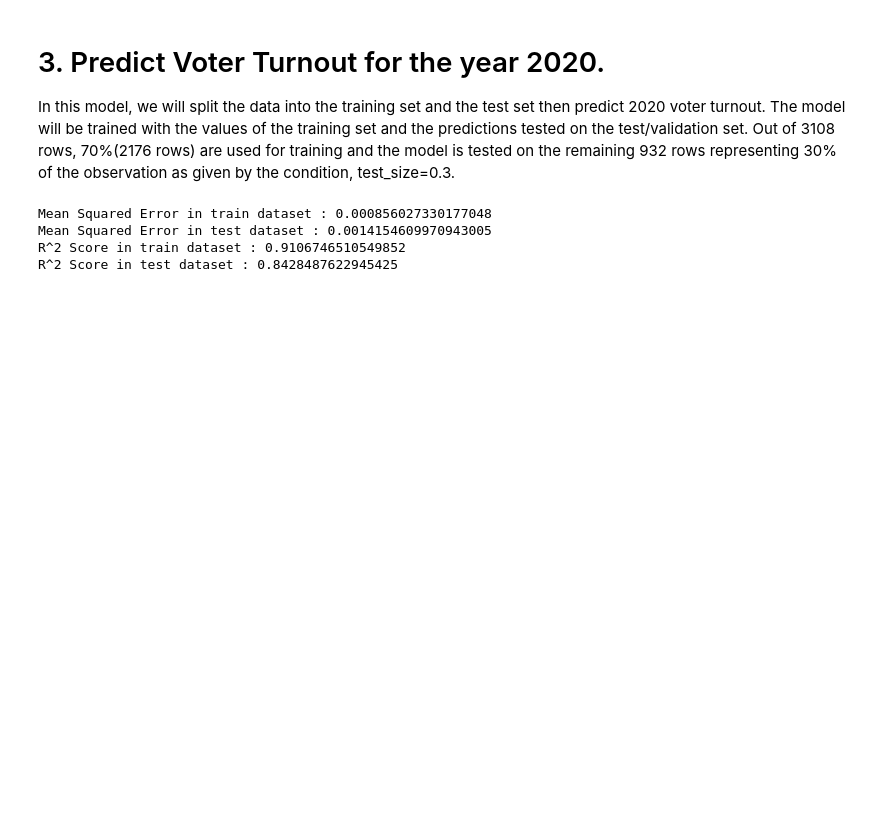
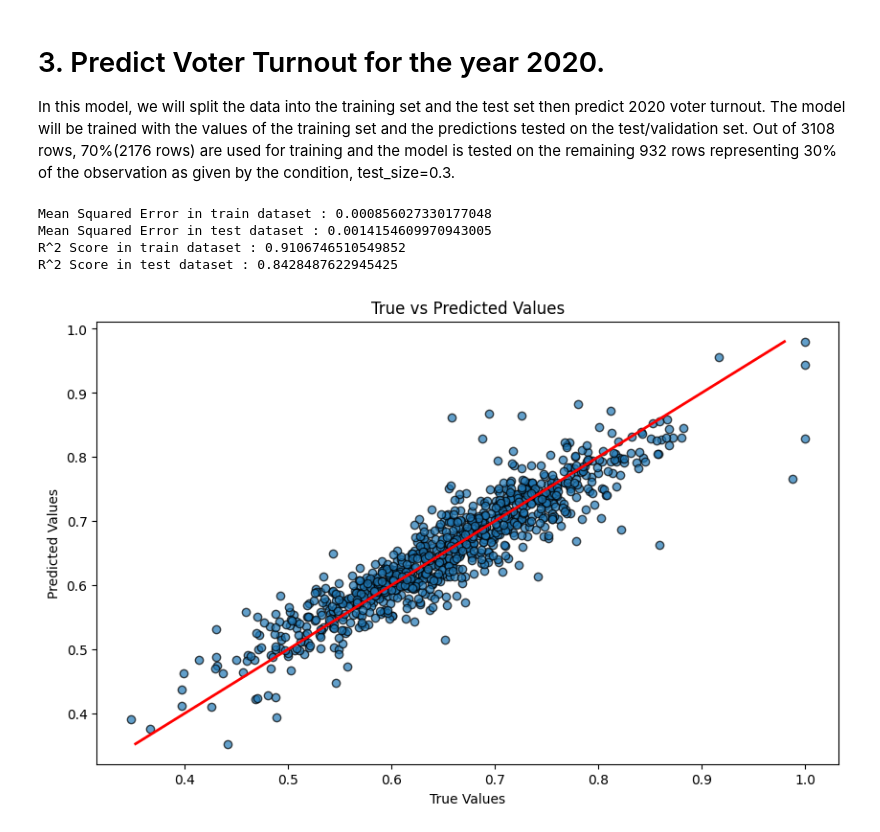
Before and after one commit to kechcole/Machine-Learning, a Jupyter notebook: Notebook/7.Gradient_Boost_Algorithm.ipynb, the cells around one changed output. Cells and saved outputs as stored; diff of their text form; code cells hidden in the pictures; blank space fills up the shorter version.

Commit message:
Update GBA - Visualise results

```diff
--- a/Notebook/7.Gradient_Boost_Algorithm.ipynb
+++ b/Notebook/7.Gradient_Boost_Algorithm.ipynb
@@ -302,3 +300,20 @@ Mean Squared Error in train dataset : 0.000856027330177048
 Mean Squared Error in test dataset : 0.0014154609970943005
 R^2 Score in train dataset : 0.9106746510549852
 R^2 Score in test dataset : 0.8428487622945425
+# %%
+# Visualise results using scatter plot and a gradient line
+
+# Initiate plot
+plt.figure(figsize=(10, 6))
+# Scatter plot
+plt.scatter(y_test, y_pred_test, edgecolor='k', alpha=0.7)
+# Gradient line
+plt.plot([min(y_pred_test), max(y_pred_test)], [min(y_pred_test), max(y_pred_test)], color='r', lw=2)
+
+# Labels
+plt.xlabel('True Values')
+plt.ylabel('Predicted Values')
+plt.title('True vs Predicted Values')
+plt.show()
+# %% [output]
+[figure, added]
```
Also changed, not shown: parts of 2 cells of this notebook.
